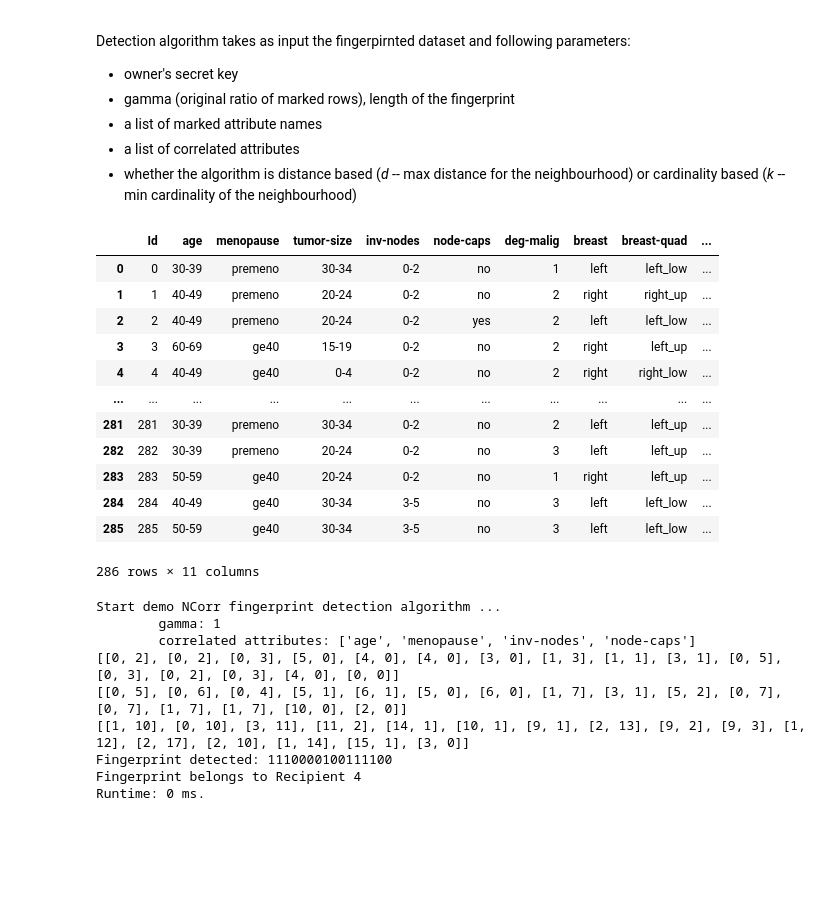
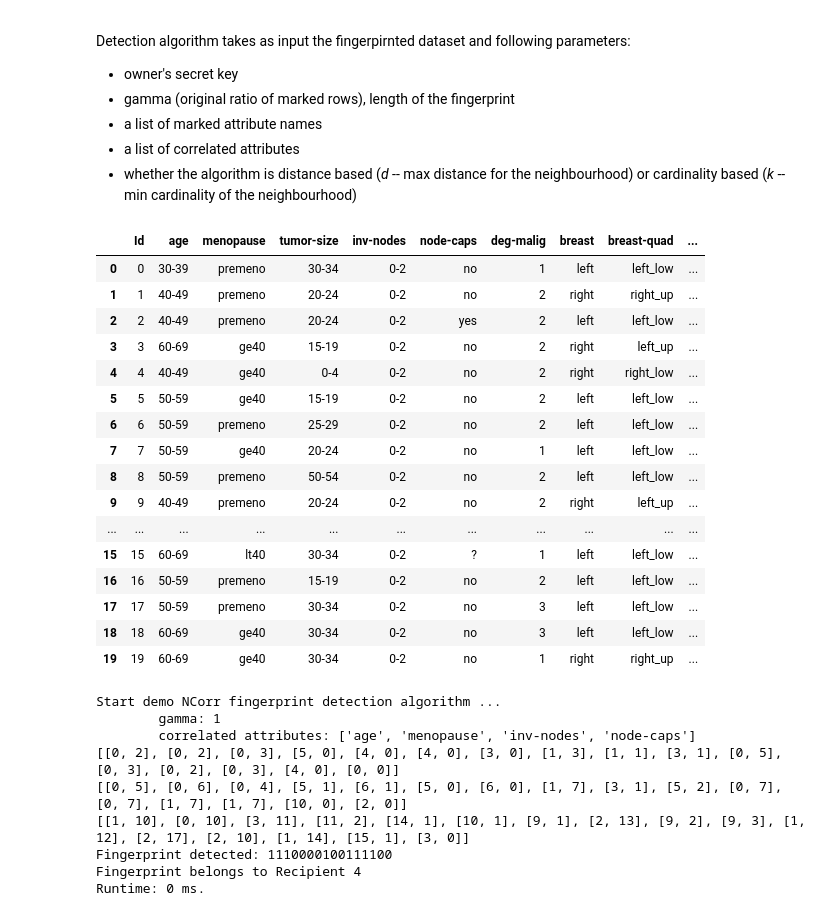
Before and after one commit to tanjascats/NCorr-FP, a Jupyter notebook: NCorrFP-demo.ipynb, the cells around one changed output. Drawn from its saved outputs; the diff is of its cells as text; code cells hidden in the pictures; blank space fills up the shorter version.

```diff
--- a/NCorrFP-demo.ipynb
+++ b/NCorrFP-demo.ipynb
@@ -256,21 +279,25 @@ Detection algorithm takes as input the fingerpirnted dataset and following param
 - a list of correlated attributes
 - whether the algorithm is distance based (_d_ -- max distance for the neighbourhood) or cardinality based (_k_ -- min cardinality of the neighbourhood)
 # %%
-fingerprinted_data
+fingerprinted_data.head(20)
 # %% [output]
 |  | Id | age | menopause | tumor-size | inv-nodes | node-caps | deg-malig | breast | breast-quad | ... |
 | 0 | 0 | 30-39 | premeno | 30-34 | 0-2 | no | 1 | left | left_low | ... |
 | 1 | 1 | 40-49 | premeno | 20-24 | 0-2 | no | 2 | right | right_up | ... |
 | 2 | 2 | 40-49 | premeno | 20-24 | 0-2 | yes | 2 | left | left_low | ... |
 | 3 | 3 | 60-69 | ge40 | 15-19 | 0-2 | no | 2 | right | left_up | ... |
 | 4 | 4 | 40-49 | ge40 | 0-4 | 0-2 | no | 2 | right | right_low | ... |
+| 5 | 5 | 50-59 | ge40 | 15-19 | 0-2 | no | 2 | left | left_low | ... |
+| 6 | 6 | 50-59 | premeno | 25-29 | 0-2 | no | 2 | left | left_low | ... |
+| 7 | 7 | 50-59 | ge40 | 20-24 | 0-2 | no | 1 | left | left_low | ... |
+| 8 | 8 | 50-59 | premeno | 50-54 | 0-2 | no | 2 | left | left_low | ... |
+| 9 | 9 | 40-49 | premeno | 20-24 | 0-2 | no | 2 | right | left_up | ... |
 | ... | ... | ... | ... | ... | ... | ... | ... | ... | ... | ... |
-| 281 | 281 | 30-39 | premeno | 30-34 | 0-2 | no | 2 | left | left_up | ... |
-| 282 | 282 | 30-39 | premeno | 20-24 | 0-2 | no | 3 | left | left_up | ... |
-| 283 | 283 | 50-59 | ge40 | 20-24 | 0-2 | no | 1 | right | left_up | ... |
-| 284 | 284 | 40-49 | ge40 | 30-34 | 3-5 | no | 3 | left | left_low | ... |
-| 285 | 285 | 50-59 | ge40 | 30-34 | 3-5 | no | 3 | left | left_low | ... |
+| 15 | 15 | 60-69 | lt40 | 30-34 | 0-2 | ? | 1 | left | left_low | ... |
+| 16 | 16 | 50-59 | premeno | 15-19 | 0-2 | no | 2 | left | left_low | ... |
+| 17 | 17 | 50-59 | premeno | 30-34 | 0-2 | no | 3 | left | left_low | ... |
+| 18 | 18 | 60-69 | ge40 | 30-34 | 0-2 | no | 3 | left | left_low | ... |
+| 19 | 19 | 60-69 | ge40 | 30-34 | 0-2 | no | 1 | right | right_up | ... |
-286 rows × 11 columns
 # %%
 # 1st position where the mark -should- be
 suspect, det_iter_log = scheme.demo_detection(fingerprinted_data, secret_key=601, primary_key='Id',
```
Also changed, not shown: parts of 3 cells of this notebook, 22 other files.
